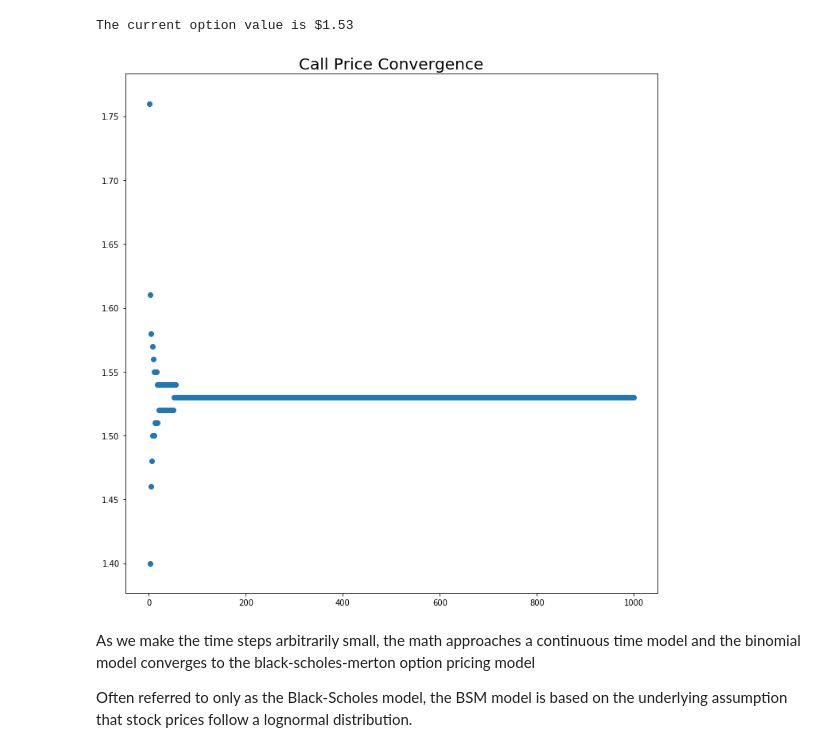
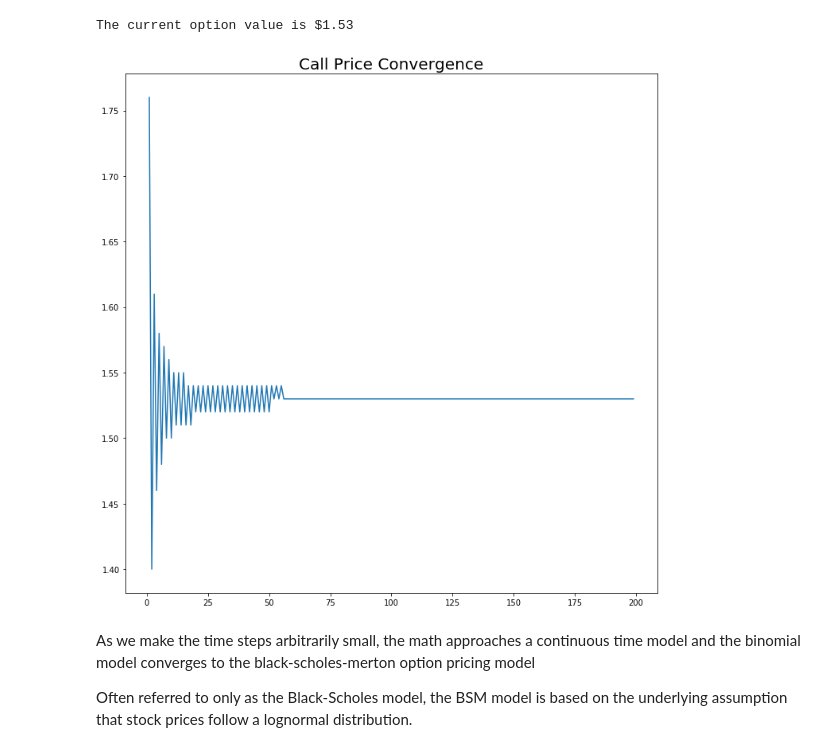
Before and after one commit to MissAle17/Blog_Calcs, a Jupyter notebook: Risk Neutral Programing for Option Pricing.ipynb, the cells around one changed output. Drawn from its saved outputs; the diff is of its cells as text; code cells hidden in the pictures.

Commit message:
final model visual

```diff
--- a/Risk Neutral Programing for Option Pricing.ipynb
+++ b/Risk Neutral Programing for Option Pricing.ipynb
@@ -260,3 +260,7 @@ Binomial_tree(2,2, 20, 0.14, 0.04, 20, True)
  [0.         0.         0.        ]]
 
 The current option value is $2.22
+# %%
+for N in range(1,10,1):
+    print(f'For N of {N}:')
+    Binomial_tree(N,1, 20, 0.14, 0.04, 20, False)
@@ -312,7 +335,7 @@ def binomial_tree(N, T, price, sigma, r, strike):
 #running this cell should take several minutes
 
 #creating a list range of time steps to iterate over
-N = list(range(1,1000))
+N = list(range(1,200))
 #initiating an empty list to store the vairous prices
 call_prices = []
 
@@ -322,11 +345,11 @@ for n in N:
     call_prices.append(binomial_tree(n,1,20, 0.14, 0.04, 20))
 # %%
 plt.figure(figsize=(12,12))
-plt.scatter(N,call_prices)
+plt.plot(N,call_prices)
 plt.title("Call Price Convergence", fontsize =20)
 plt.show()
 # %% [output]
-[figure, old version]
+[figure, new version]
 # %% [markdown]
 As we make the time steps arbitrarily small, the math approaches a continuous time model and the binomial model converges to the black-scholes-merton option pricing model
 
```
Also changed, not shown: parts of 7 cells of this notebook.
